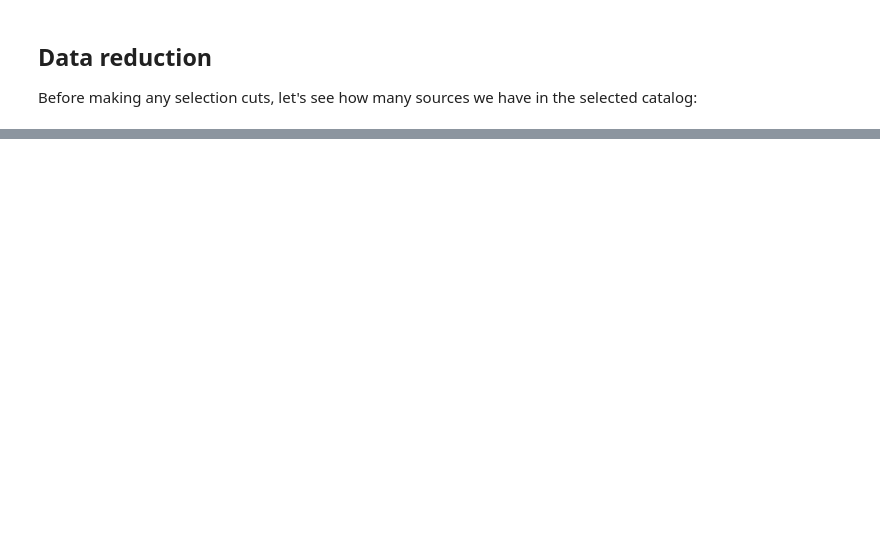
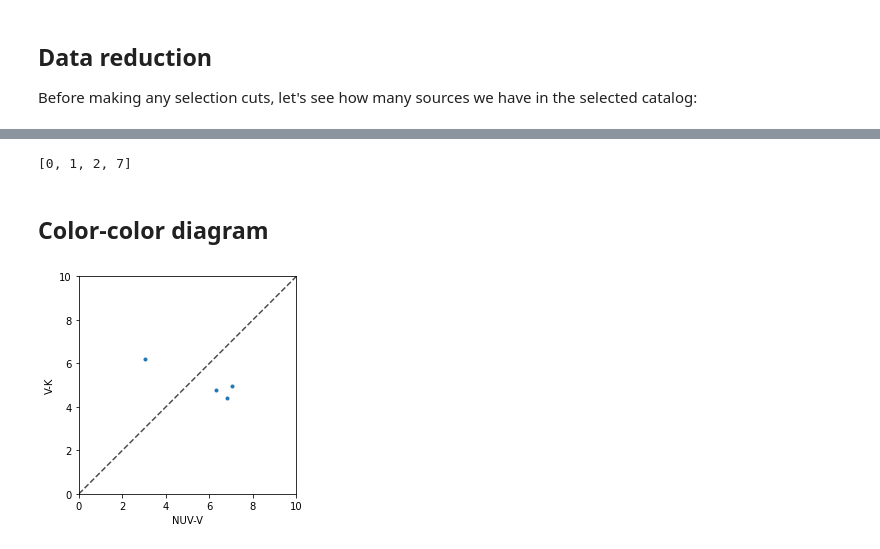
Before and after one commit to ScienceBetter/notebooks-stsci, a Jupyter notebook: UV_excess_in_low_mass_stars/UV_excess_in_low_mass_stars.ipynb, the cells around one changed output, grey strips where cells are left out. Drawn from its saved outputs; the diff is of its cells as text; code cells hidden in the pictures; blank space fills up the shorter version.

```diff
--- a/UV_excess_in_low_mass_stars/UV_excess_in_low_mass_stars.ipynb
+++ b/UV_excess_in_low_mass_stars/UV_excess_in_low_mass_stars.ipynb
@@ -302,0 +268,23 @@ plt.show()
+# %%
+n = len(names_TWA)
+magK_TWA = []
+magV_TWA = []
+missing_val_i = []
+
+for i in range(n):
+    table = Simbad.query_object(names_TWA[i])
+    if (float(table['FLUX_V']) != float(table['FLUX_V'])):
+        print('Missing V-band magnitude: ',names_TWA[i])
+        missing_val_i.append(i)
+        magK_TWA.append(float(table['FLUX_K']))
+        magV_TWA.append(0)
+        continue
+    elif (float(table['FLUX_K']) != float(table['FLUX_K'])):
+        print('Missing K-band magnitude: ',names_TWA[i])
+        missing_val_i.append(i)
+        magK_TWA.append(0)
+        magV_TWA.append(float(table['FLUX_V']))
+        continue
+    else:
+        magK_TWA.append(float(table['FLUX_K']))
+        magV_TWA.append(float(table['FLUX_V']))
@@ -302,0 +304,3 @@ plt.show()
+# %%
+magK_TWA = np.array(magK_TWA)
+magV_TWA = np.array(magV_TWA)
@@ -303,3 +311,28 @@ plt.show()
+# %%
+matched_i = []
+
+for i in range(len(names_TWA)):
+    if (NUV_TWA[i] != 0.) & (i not in missing_val_i):
+        matched_i.append(i)
+
+matched_i
+# %% [output]
+[0, 1, 2, 7]
+# %% [markdown]
+## Color-color diagram
+# %%
+fig = plt.figure()
+ax = fig.add_subplot(111)
+plt.plot(NUV_TWA[matched_i]-magV_TWA[matched_i],magV_TWA[matched_i]-magK_TWA[matched_i],'o',markersize=3)
+plt.plot([0, 10], [0, 10], ls="--", c=".3")
+plt.xlim([0,10])
+plt.ylim([0,10])
+ax.set_aspect('equal')
+plt.xlabel('NUV-V')
+plt.ylabel('V-K')
+plt.show()
+# %% [output]
+[figure, added]
 # %% [markdown]
 ## Exercises
 
```
Also changed, not shown: parts of 49 cells of this notebook.
